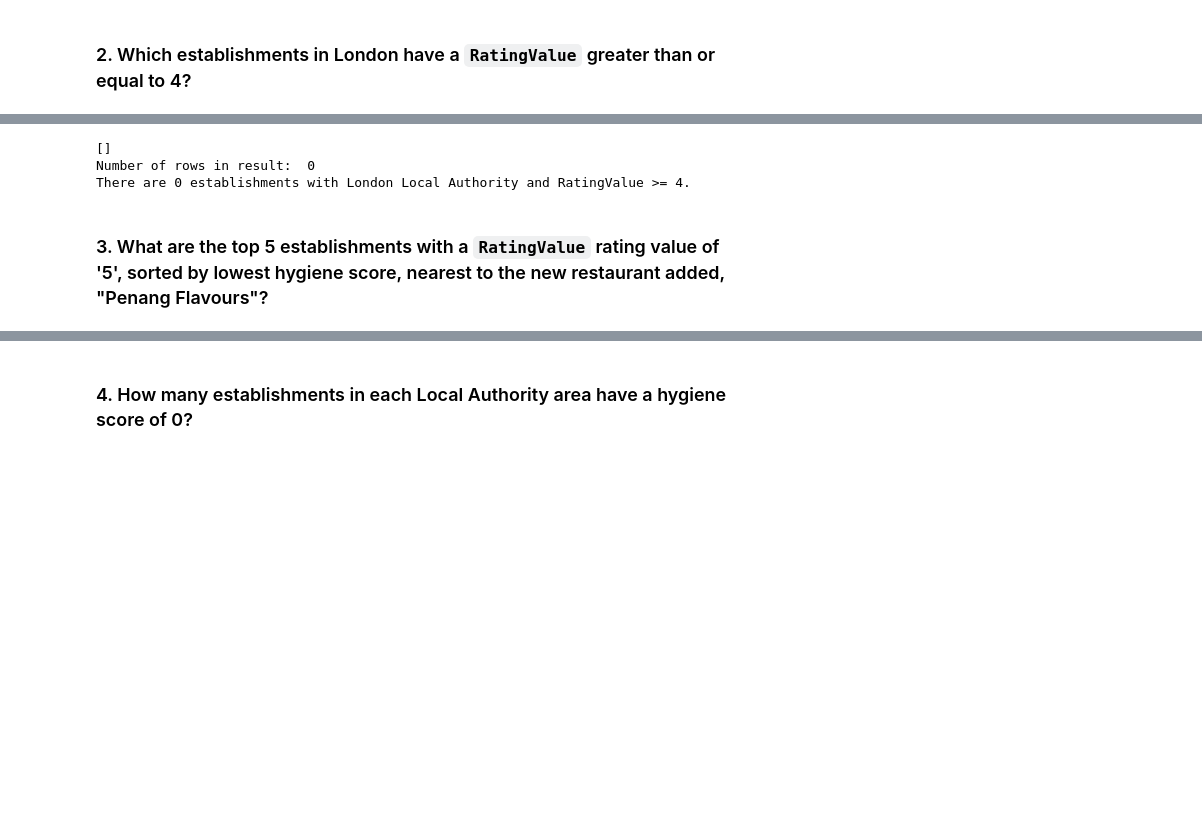
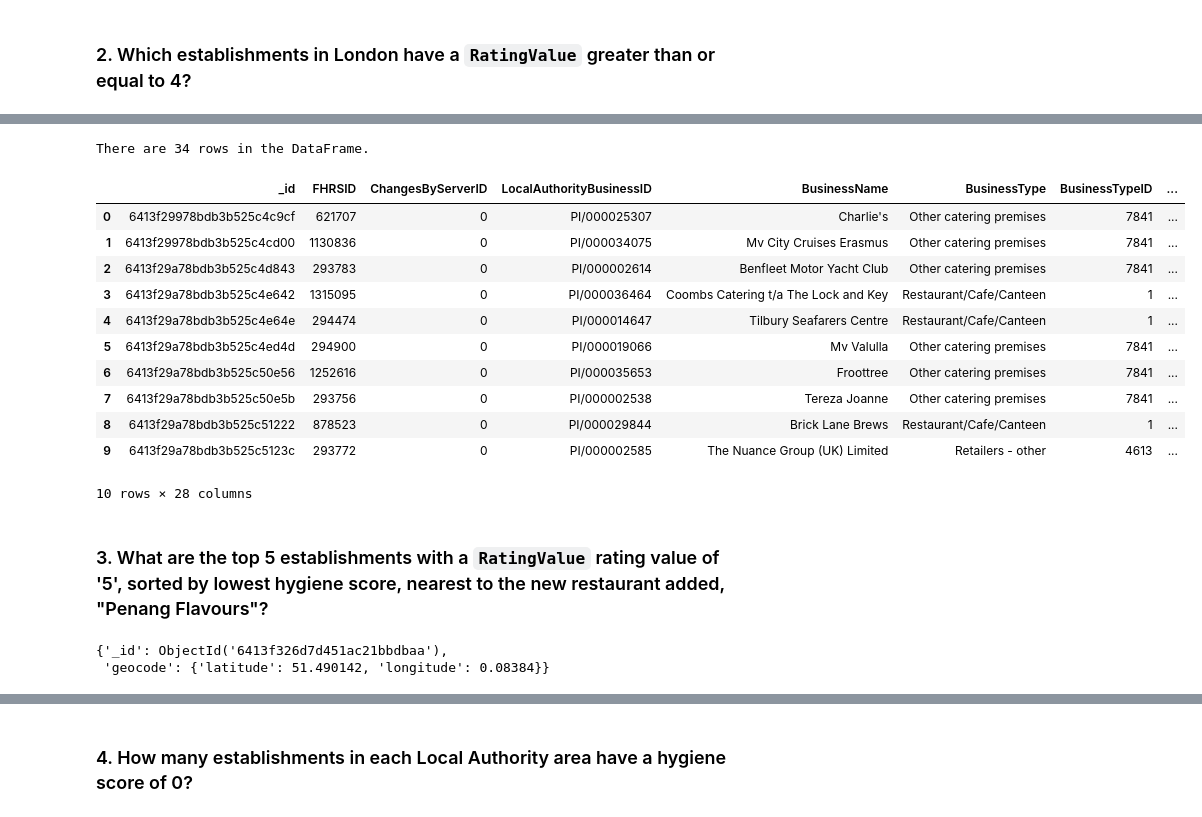
Before and after one commit to angelanarag/nosql-challenge, a Jupyter notebook: NoSQL_analysis_starter.ipynb, the cells around one changed output, grey strips where cells are left out. Saved outputs shown, nothing was run; the diff lists cells and outputs as text; code cells hidden in the pictures; blank space fills up the shorter version.

```diff
--- a/NoSQL_analysis_starter.ipynb
+++ b/NoSQL_analysis_starter.ipynb
@@ -96,3 +87,11 @@ Number of rows in DataFrame:  41
 10 rows × 28 columns
 # %% [markdown]
 ### 2. Which establishments in London have a `RatingValue` greater than or equal to 4?
+# %%
+# Use count_documents to display the number of documents in the result
+loc_rate_query = {'LocalAuthorityName': {'$regex': "London"},
+                  'RatingValue': {'$gte': '4'}}
+no_docs_query = establishments.count_documents(loc_rate_query)
+print(f"There are {no_docs_query} establishments with London Local Authority and RatingValue >= 4.")
+print("---------------------")
+pprint(establishments.find_one(loc_rate_query))
@@ -177,47 +148,61 @@ There are 72 with Rating Value >= 4.
 # Find the establishments with London as the Local Authority and has a RatingValue greater than or equal to 4.
 # 'RatingValue' and 'LocalAuthorityName'
 
-match_query = {'$match': {'LocalAuthorityName': {'$regex': "London"},
-                          'RatingValue': {'$gte': 4}
-                         }
-              }
+#match_query = {'$match': {'LocalAuthorityName': {'$regex': "London"},
+#                          'RatingValue': {'$gte': 4}
+#                         }
+#              }
 
 # Write an aggregation query that counts the number of documents, grouped by "classification" and "culture"
-group_query = {'$group': {'_id': {"Local Authority": "$cLocal Authority",
-                                  "RatingValue": "$RatingValue"},
-                          'count': { '$sum': 1 }
-                         }
-              }
+#group_query = {'$group': {'_id': {"Local Authority": "$cLocal Authority",
+#                                  "RatingValue": "$RatingValue"},
+#                          'count': { '$sum': 1 }
+#                         }
+#              }
 
 # Create a dictionary that will allow the pipeline to sort by count in descending order
-sort_values = {'$sort': { 'count': -1 }}
+#sort_values = {'$sort': { 'count': -1 }}
 
 # Put the pipeline together
-pipeline = [match_query, group_query, sort_values]
+#pipeline = [match_query, group_query, sort_values]
 
 # Run the pipeline through the aggregate method, cast the results as a list, and save the results to a variable
-results1 = list(establishments.aggregate(pipeline))
+#results1 = list(establishments.aggregate(pipeline))
 
 # Display the first document in the results using pprint
-pprint(results1)
-print("Number of rows in result: ", len(results1))
-
-# Use count_documents to display the number of documents in the result
-loc_rate_query = {'LocalAuthorityName': {'$regex': "London"}, 'RatingValue': {'$gte': 4}}
-no_docs_query = establishments.count_documents(loc_rate_query)
-print(f"There are {no_docs_query} establishments with London Local Authority and RatingValue >= 4.")
+#pprint(results1)
+#print("Number of rows in result: ", len(results1))
-# %% [output]
-[]
-Number of rows in result:  0
-There are 0 establishments with London Local Authority and RatingValue >= 4.
 # %%
 # Convert the result to a Pandas DataFrame
+loc_rate_df = pd.DataFrame(establishments.find(loc_rate_query))
 
 # Display the number of rows in the DataFrame
+print(f"There are {len(loc_rate_df)} rows in the DataFrame.")
 
 # Display the first 10 rows of the DataFrame
+loc_rate_df.head(10)
+# %% [output]
+There are 34 rows in the DataFrame.
+|  | _id | FHRSID | ChangesByServerID | LocalAuthorityBusinessID | BusinessName | BusinessType | BusinessTypeID | ... |
+| 0 | 6413f29978bdb3b525c4c9cf | 621707 | 0 | PI/000025307 | Charlie's | Other catering premises | 7841 | ... |
+| 1 | 6413f29978bdb3b525c4cd00 | 1130836 | 0 | PI/000034075 | Mv City Cruises Erasmus | Other catering premises | 7841 | ... |
+| 2 | 6413f29a78bdb3b525c4d843 | 293783 | 0 | PI/000002614 | Benfleet Motor Yacht Club | Other catering premises | 7841 | ... |
+| 3 | 6413f29a78bdb3b525c4e642 | 1315095 | 0 | PI/000036464 | Coombs Catering t/a The Lock and Key | Restaurant/Cafe/Canteen | 1 | ... |
+| 4 | 6413f29a78bdb3b525c4e64e | 294474 | 0 | PI/000014647 | Tilbury Seafarers Centre | Restaurant/Cafe/Canteen | 1 | ... |
+| 5 | 6413f29a78bdb3b525c4ed4d | 294900 | 0 | PI/000019066 | Mv Valulla | Other catering premises | 7841 | ... |
+| 6 | 6413f29a78bdb3b525c50e56 | 1252616 | 0 | PI/000035653 | Froottree | Other catering premises | 7841 | ... |
+| 7 | 6413f29a78bdb3b525c50e5b | 293756 | 0 | PI/000002538 | Tereza Joanne | Other catering premises | 7841 | ... |
+| 8 | 6413f29a78bdb3b525c51222 | 878523 | 0 | PI/000029844 | Brick Lane Brews | Restaurant/Cafe/Canteen | 1 | ... |
+| 9 | 6413f29a78bdb3b525c5123c | 293772 | 0 | PI/000002585 | The Nuance Group (UK) Limited | Retailers - other | 4613 | ... |
+10 rows × 28 columns
 # %% [markdown]
 ### 3. What are the top 5 establishments with a `RatingValue` rating value of '5', sorted by lowest hygiene score, nearest to the new restaurant added, "Penang Flavours"?
+# %%
+# Find the latitude and longitude of "Penang Flavours"
+pprint(establishments.find_one({'BusinessName': 'Penang Flavours'}, {'geocode.latitude', 'geocode.longitude'}))
+# %% [output]
+{'_id': ObjectId('6413f326d7d451ac21bbdbaa'),
+ 'geocode': {'latitude': 51.490142, 'longitude': 0.08384}}
 # %%
 # Search within 0.01 degree on either side of the latitude and longitude.
 # Rating value must equal 5
```
Also changed, not shown: parts of 11 cells of this notebook, 1 other file.
